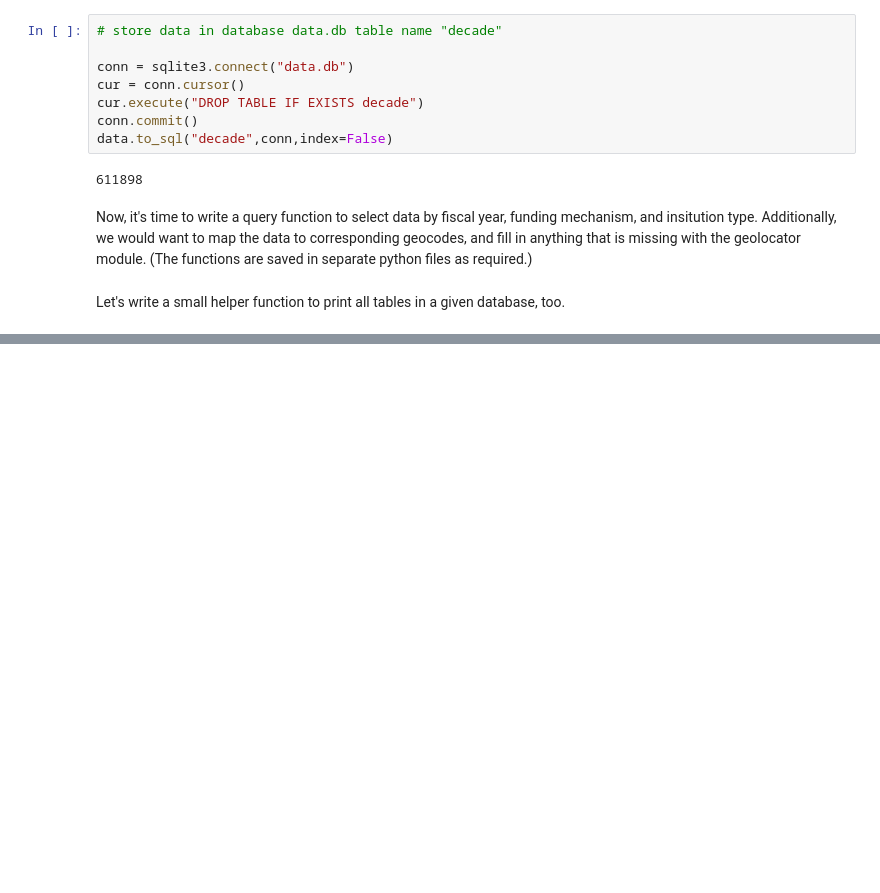
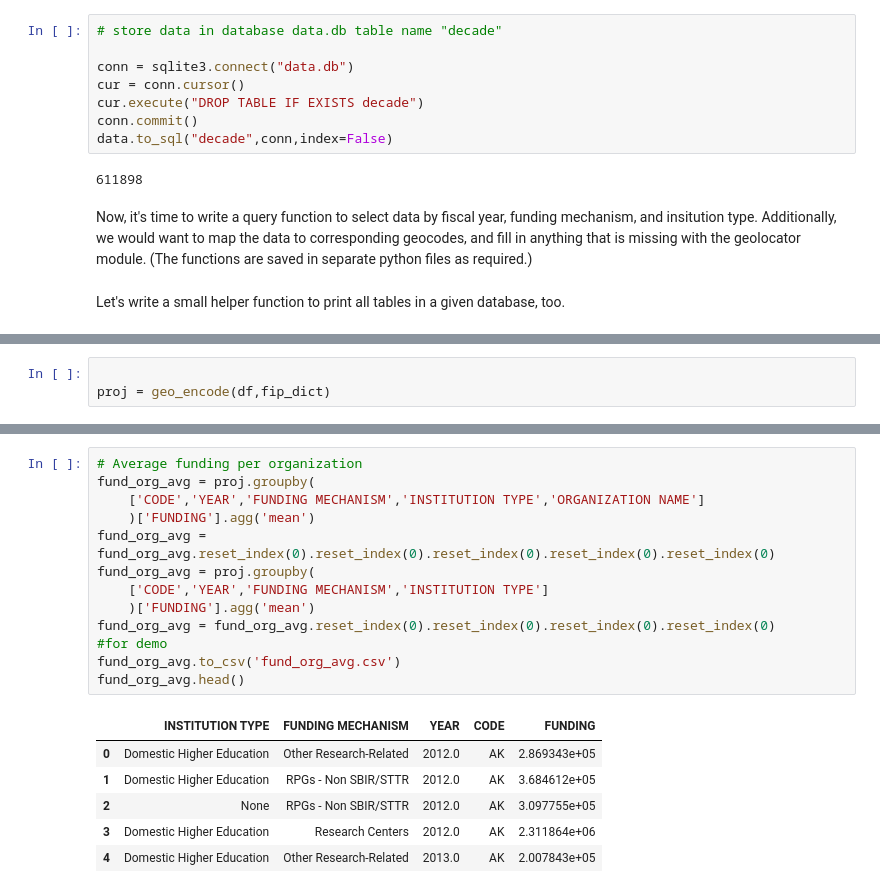
Before and after one commit to linnilinnil/PIC-PROJECT, a Jupyter notebook: finalpost.ipynb, the cells around one changed output, grey strips where cells are left out. Drawn from its saved outputs; the diff is of its cells as text; blank space fills up the shorter version.

```diff
--- a/finalpost.ipynb
+++ b/finalpost.ipynb
@@ -298,0 +321,3 @@ conn.close()
+# %%
+
+proj = geo_encode(df,fip_dict)
@@ -298,0 +352,20 @@ conn.close()
+# %%
+# Average funding per organization
+fund_org_avg = proj.groupby(
+    ['CODE','YEAR','FUNDING MECHANISM','INSTITUTION TYPE','ORGANIZATION NAME']
+    )['FUNDING'].agg('mean')
+fund_org_avg = fund_org_avg.reset_index(0).reset_index(0).reset_index(0).reset_index(0).reset_index(0)
+fund_org_avg = proj.groupby(
+    ['CODE','YEAR','FUNDING MECHANISM','INSTITUTION TYPE']
+    )['FUNDING'].agg('mean')
+fund_org_avg = fund_org_avg.reset_index(0).reset_index(0).reset_index(0).reset_index(0)
+#for demo
+fund_org_avg.to_csv('fund_org_avg.csv')
+fund_org_avg.head()
+# %% [output]
+|  | INSTITUTION TYPE | FUNDING MECHANISM | YEAR | CODE | FUNDING |
+| 0 | Domestic Higher Education | Other Research-Related | 2012.0 | AK | 2.869343e+05 |
+| 1 | Domestic Higher Education | RPGs - Non SBIR/STTR | 2012.0 | AK | 3.684612e+05 |
+| 2 | None | RPGs - Non SBIR/STTR | 2012.0 | AK | 3.097755e+05 |
+| 3 | Domestic Higher Education | Research Centers | 2012.0 | AK | 2.311864e+06 |
+| 4 | Domestic Higher Education | Other Research-Related | 2013.0 | AK | 2.007843e+05 |
```
Also changed, not shown: parts of 68 cells of this notebook.
